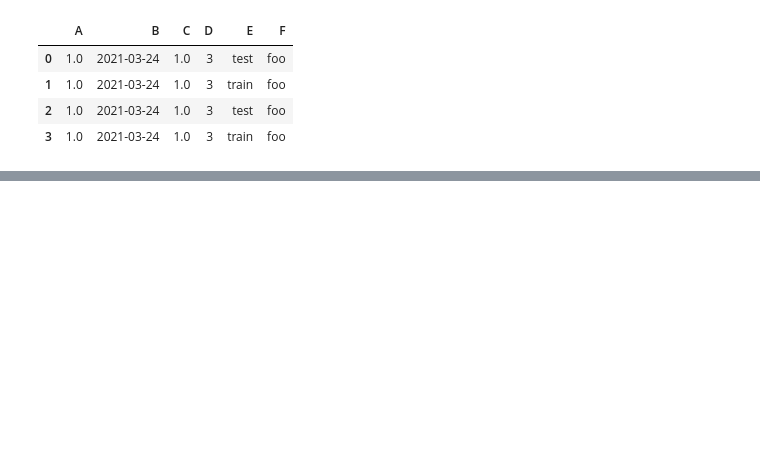
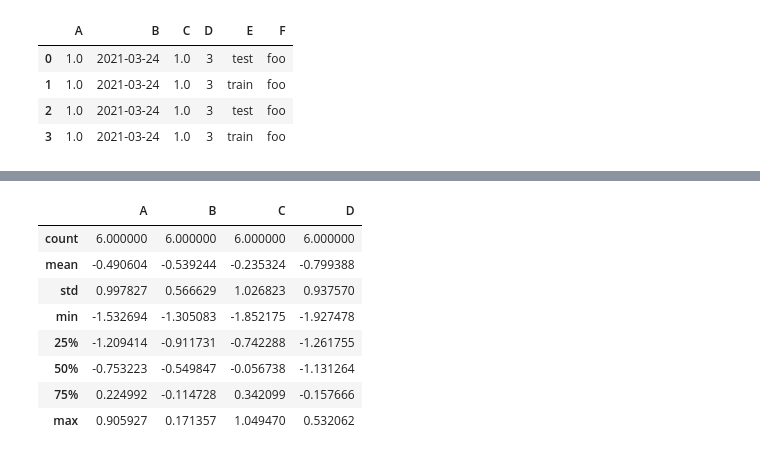
Before and after one commit to tree698/Data-Analysis, a Jupyter notebook: 10 minutes to Pandas.ipynb, the cells around one changed output, grey strips where cells are left out. Cells and saved outputs as stored; diff of their text form; code cells hidden in the pictures; blank space fills up the shorter version.

```diff
--- a/10 minutes to Pandas.ipynb
+++ b/10 minutes to Pandas.ipynb
@@ -17,6 +17,6 @@ s
 5    8.0
 dtype: float64
 # %%
-dates = pd.date_range("20120102", periods=6)
+dates = pd.date_range("20130101", periods=6)
 dates
 # %% [output]
@@ -54,0 +110,12 @@ df2
+# %%
+df.describe()
+# %% [output]
+|  | A | B | C | D |
+| count | 6.000000 | 6.000000 | 6.000000 | 6.000000 |
+| mean | -0.490604 | -0.539244 | -0.235324 | -0.799388 |
+| std | 0.997827 | 0.566629 | 1.026823 | 0.937570 |
+| min | -1.532694 | -1.305083 | -1.852175 | -1.927478 |
+| 25% | -1.209414 | -0.911731 | -0.742288 | -1.261755 |
+| 50% | -0.753223 | -0.549847 | -0.056738 | -1.131264 |
+| 75% | 0.224992 | -0.114728 | 0.342099 | -0.157666 |
+| max | 0.905927 | 0.171357 | 1.049470 | 0.532062 |
```
Also changed, not shown: parts of 39 cells of this notebook.
